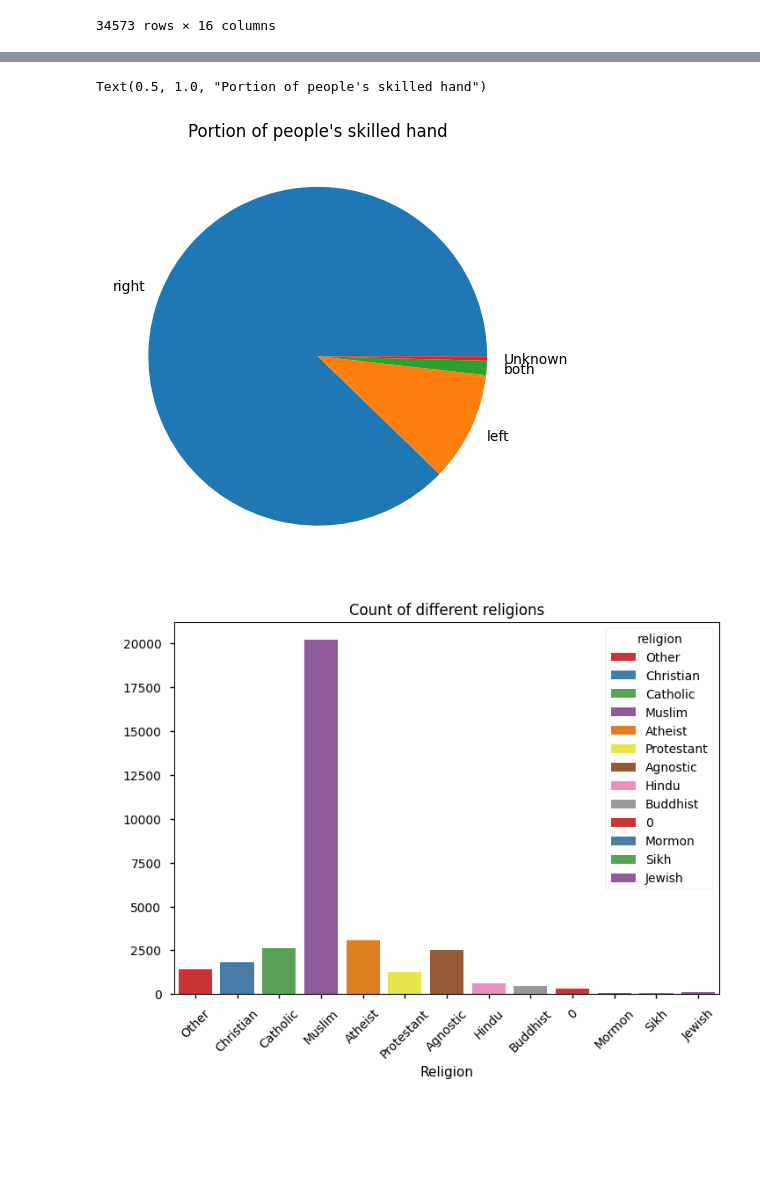
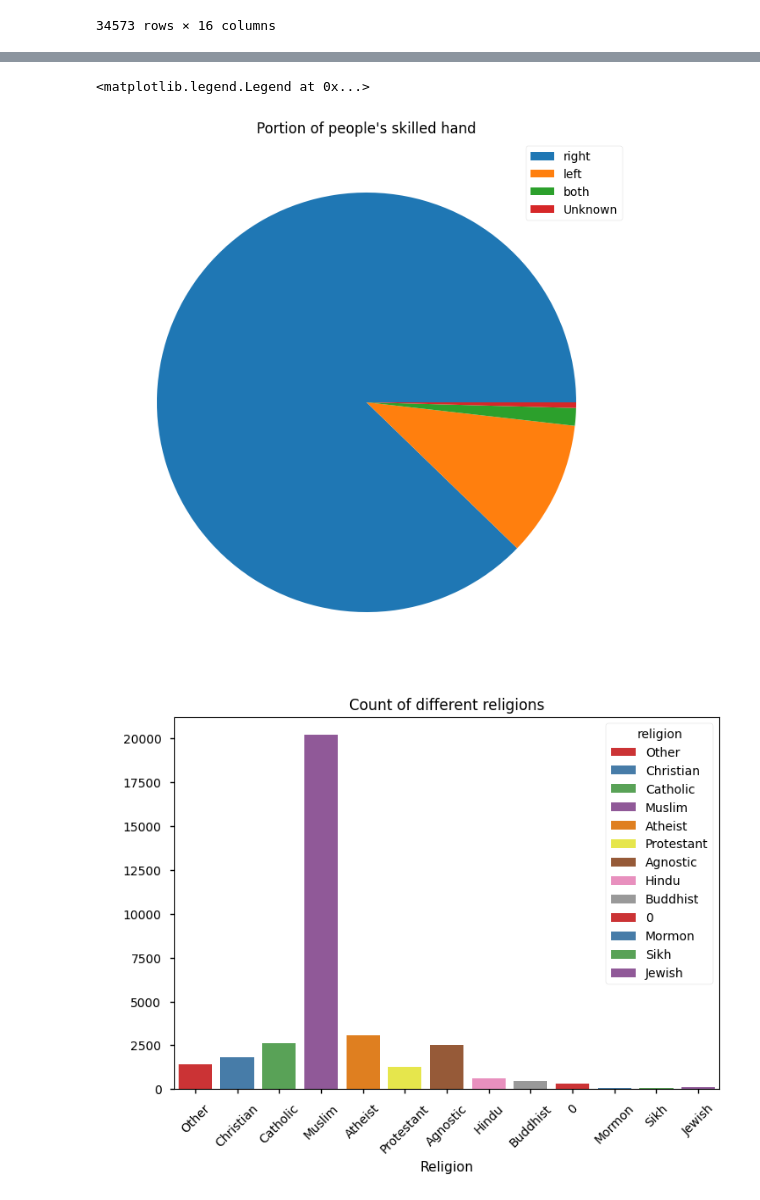
Before and after one commit to JRI11930/DASS-Responses-Analysis, a Jupyter notebook: notebooks/depression.ipynb, the cells around one changed output, grey strips where cells are left out. Cells and saved outputs as stored; diff of their text form; code cells hidden in the pictures; blank space fills up the shorter version.

```diff
--- a/notebooks/depression.ipynb
+++ b/notebooks/depression.ipynb
@@ -548,11 +551,13 @@ Text(0.5, 1.0, 'Portion of people who lives in certain types of settlement')
 # %%
 # Interesting question 1
 
-plt.pie(df2.hand.value_counts().values, labels=df2.hand.value_counts().index)
+plt.figure(figsize=(8, 10))
+plt.pie(df2.hand.value_counts().values)
 plt.title("Portion of people's skilled hand")
+plt.legend(df2.hand.value_counts().index)
 # %% [output]
-Text(0.5, 1.0, "Portion of people's skilled hand")
+<matplotlib.legend.Legend at 0x...>
-[figure, old version]
+[figure, new version]
 # %%
 # Now let's examine the different religions (hypothesis 3)
 sns.countplot(x='religion', data=df2, palette='Set1', hue='religion')
```
Also changed, not shown: parts of 6 cells of this notebook.
